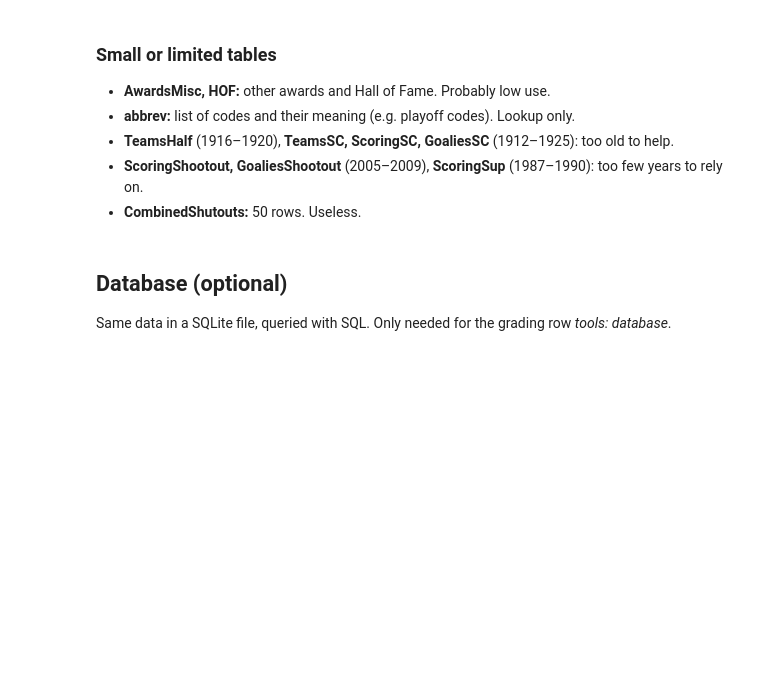
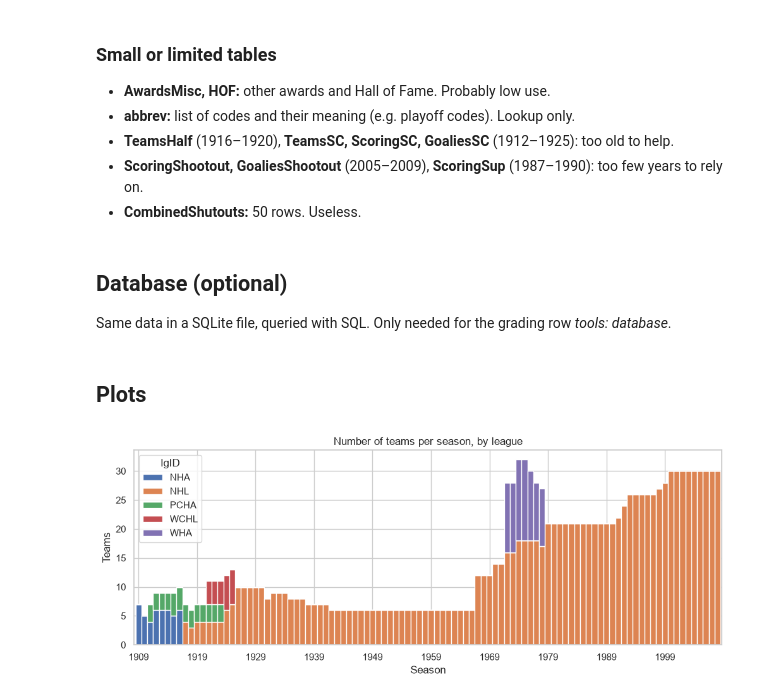
Before and after one commit to up202303702/AC, a Jupyter notebook: notebooks/01_data_overview.ipynb, the cells around one changed output. Saved outputs shown, nothing was run; the diff lists cells and outputs as text; code cells hidden in the pictures; blank space fills up the shorter version.

```diff
--- a/notebooks/01_data_overview.ipynb
+++ b/notebooks/01_data_overview.ipynb
@@ -152,3 +152,15 @@ pd.read_sql("""
     ORDER BY year DESC
     LIMIT 10
 """, con)
+# %% [markdown]
+## Plots
+# %%
+teams = tables["Teams"]
+counts = teams.groupby(["year", "lgID"]).size().unstack(fill_value=0)
+counts.plot(kind="bar", stacked=True, width=1, figsize=(12, 4))
+plt.xticks(range(0, len(counts), 10), counts.index[::10], rotation=0)
+plt.title("Number of teams per season, by league")
+plt.ylabel("Teams"); plt.xlabel("Season")
+plt.savefig(FIG / "teams_per_season.png", bbox_inches="tight"); plt.show()
+# %% [output]
+[figure, added]
```
Also changed, not shown: parts of 5 cells of this notebook, 3 other files.
